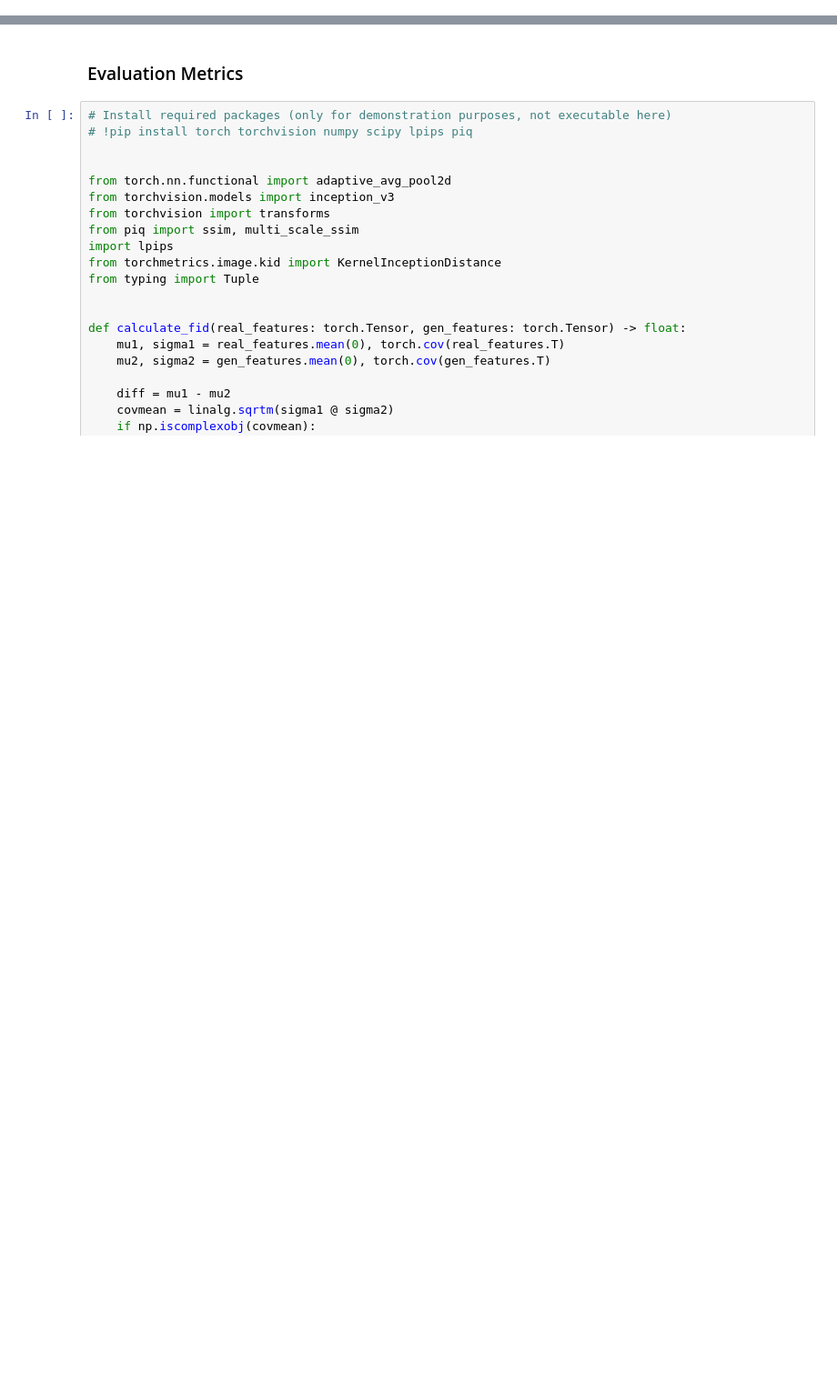
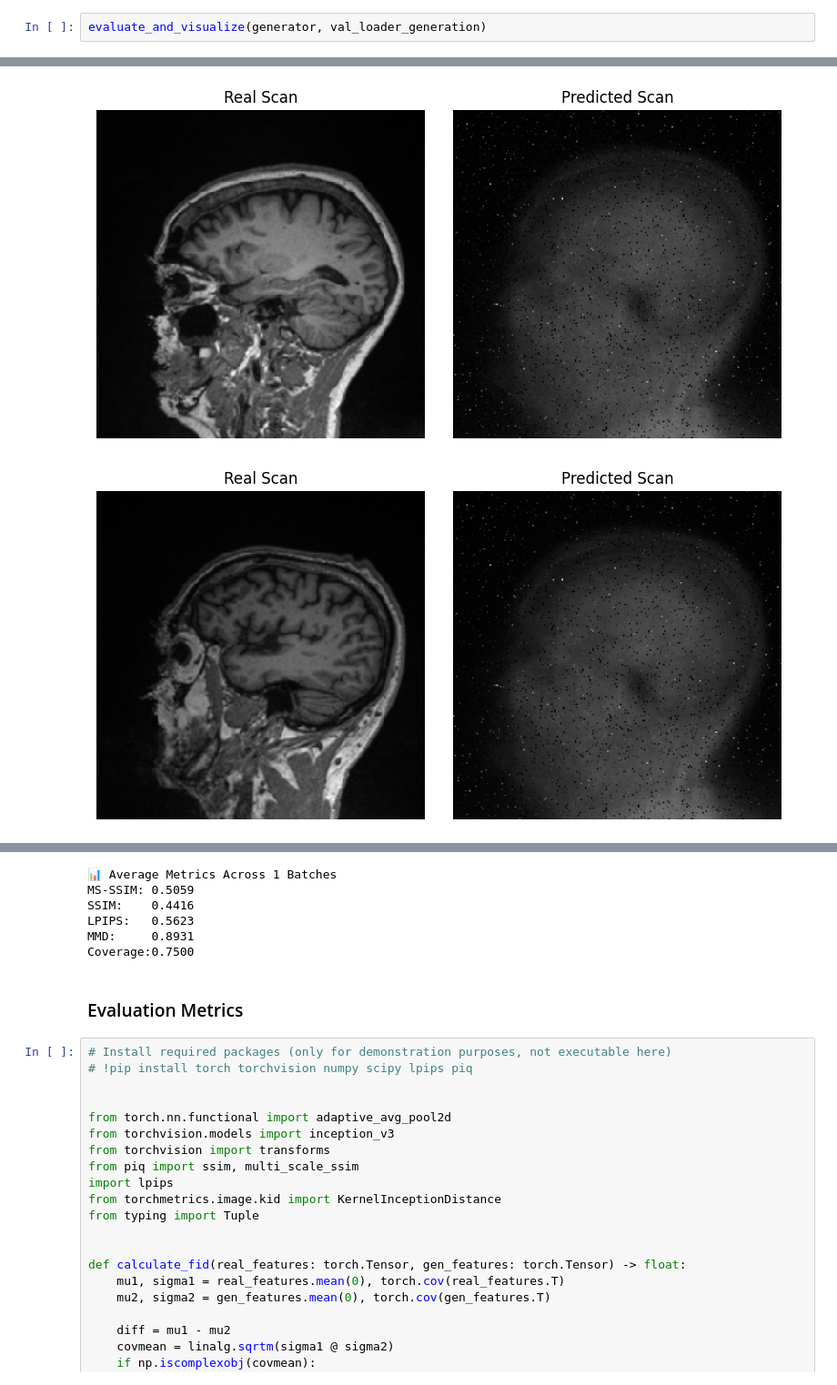
Before and after one commit to CostanzaSiniscalchi/ADL_Project, a Jupyter notebook: ViT_test.ipynb, the cells around one changed output, grey strips where cells are left out. Shown at 91% size. Drawn from its saved outputs; the diff is of its cells as text; blank space fills up the shorter version.

```diff
--- a/ViT_test.ipynb
+++ b/ViT_test.ipynb
@@ -202,0 +266,3 @@ Training generator to predict the 5th scan...
+# %%
+evaluate_and_visualize(generator, val_loader_generation)
+# %% [output]
@@ -202,0 +271,2 @@ Training generator to predict the 5th scan...
+[figure, added]
+[figure, added]
@@ -203,3 +275,9 @@ Training generator to predict the 5th scan...
+📊 Average Metrics Across 1 Batches
+MS-SSIM: 0.5059
+SSIM:    0.4416
+LPIPS:   0.5623
+MMD:     0.8931
+Coverage:0.7500
 # %% [markdown]
 ### Evaluation Metrics
 # %%
```
Also changed, not shown: parts of 20 cells of this notebook, 1 other file.
